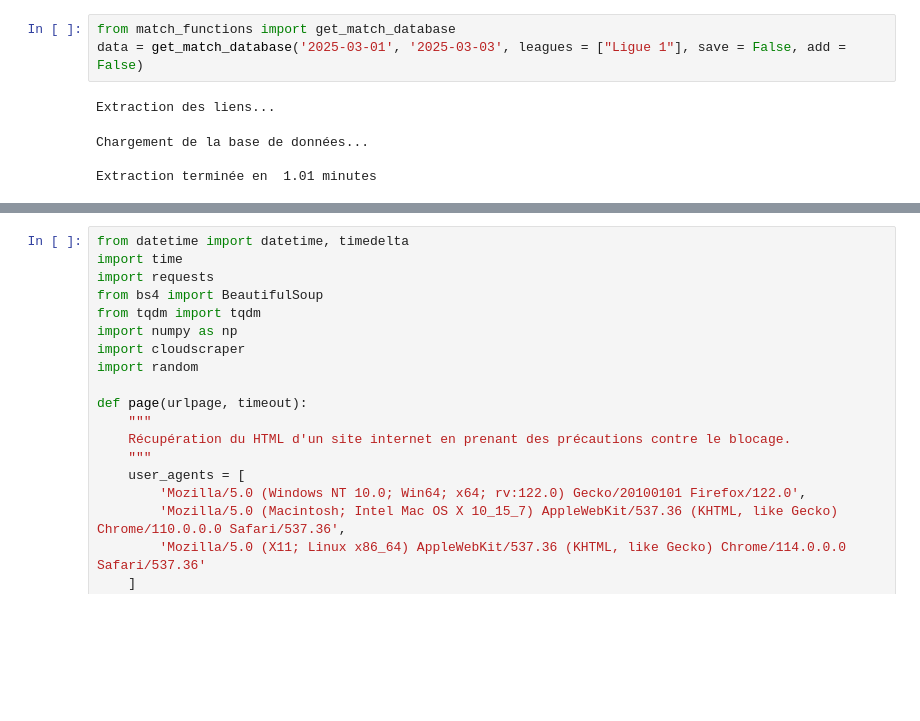
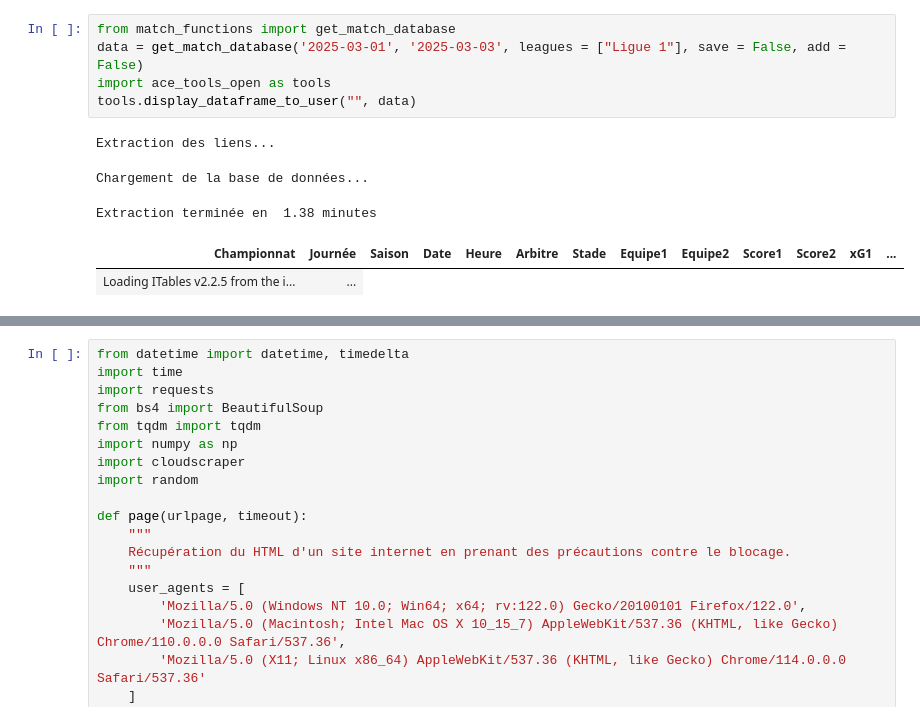
Before and after one commit to abusche/Football-Database, a Jupyter notebook: Untitled.ipynb, the cells around one changed output, grey strips where cells are left out. Saved outputs shown, nothing was run; the diff lists cells and outputs as text; blank space fills up the shorter version.

```diff
--- a/Untitled.ipynb
+++ b/Untitled.ipynb
@@ -1,8 +1,11 @@
 # %%
 from match_functions import get_match_database
 data = get_match_database('2025-03-01', '2025-03-03', leagues = ["Ligue 1"], save = False, add = False)
+import ace_tools_open as tools
+tools.display_dataframe_to_user("", data)
 # %% [output]
 Extraction des liens...
 Chargement de la base de données...
-
-Extraction terminée en  1.01 minutes
+Extraction terminée en  1.38 minutes
+| Championnat | Journée | Saison | Date | Heure | Arbitre | Stade | Equipe1 | Equipe2 | Score1 | Score2 | xG1 | ... |
+| Loading ITables v2.2.5 from the i... | ... |
```
Also changed, not shown: parts of 3 cells of this notebook, 2 other files.
